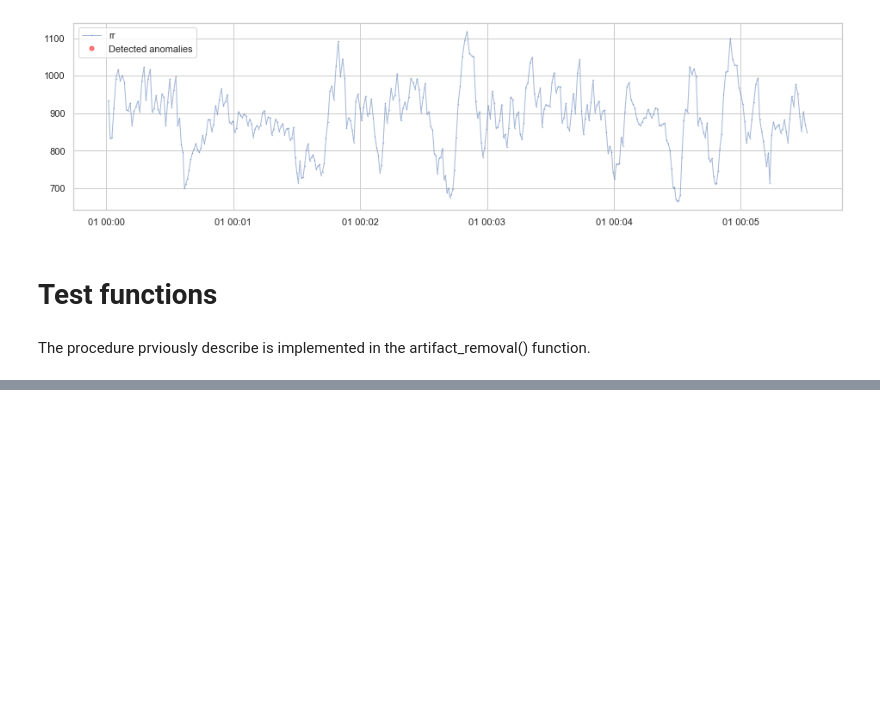
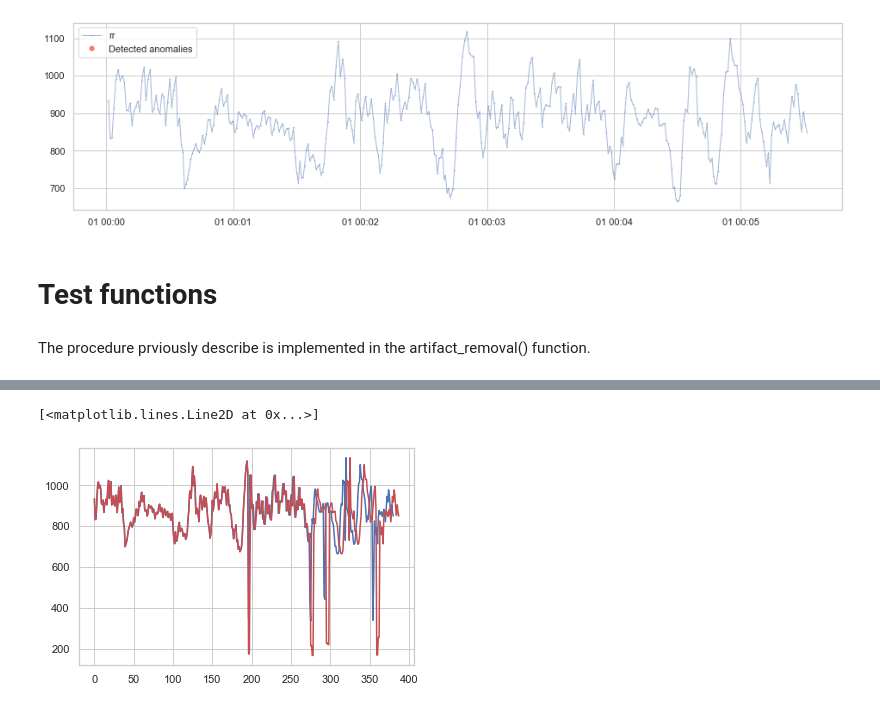
Before and after one commit to embodied-computation-group/systole, a Jupyter notebook: notebooks/ArtifactCorrection.ipynb, the cells around one changed output, grey strips where cells are left out. Saved outputs shown, nothing was run; the diff lists cells and outputs as text; code cells hidden in the pictures; blank space fills up the shorter version.

```diff
--- a/notebooks/ArtifactCorrection.ipynb
+++ b/notebooks/ArtifactCorrection.ipynb
@@ -144,3 +182,9 @@ cleaned_peaks = artifact_removal(peaks)
+# %%
+plt.plot(np.diff(np.where(noisy_peaks)[0]))
+plt.plot(np.diff(np.where(clean_peaks)[0]), 'r')
+# %% [output]
+[<matplotlib.lines.Line2D at 0x...>]
+[figure, added]
 # %%
 new_rr = np.diff(np.where(cleaned_peaks))[0]
 # Create a new DataFrame
```
Also changed, not shown: parts of 9 cells of this notebook, 2 other files.
